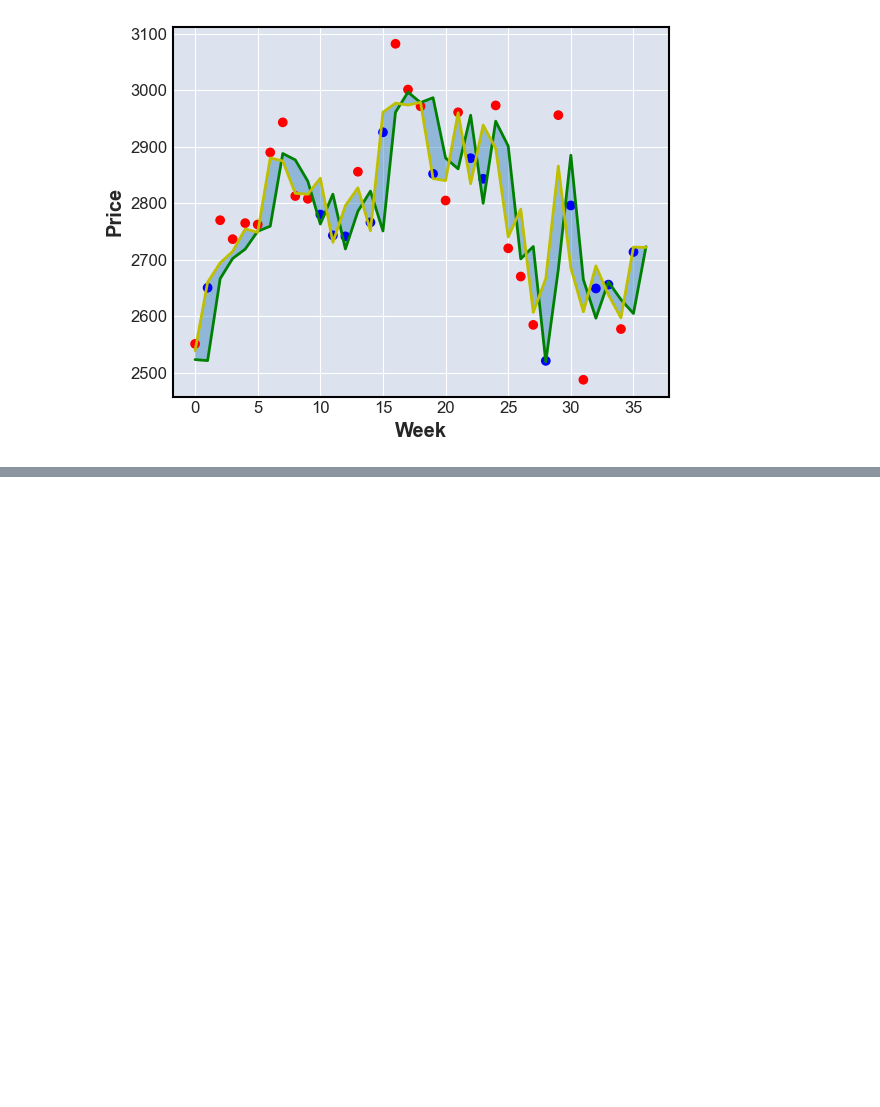
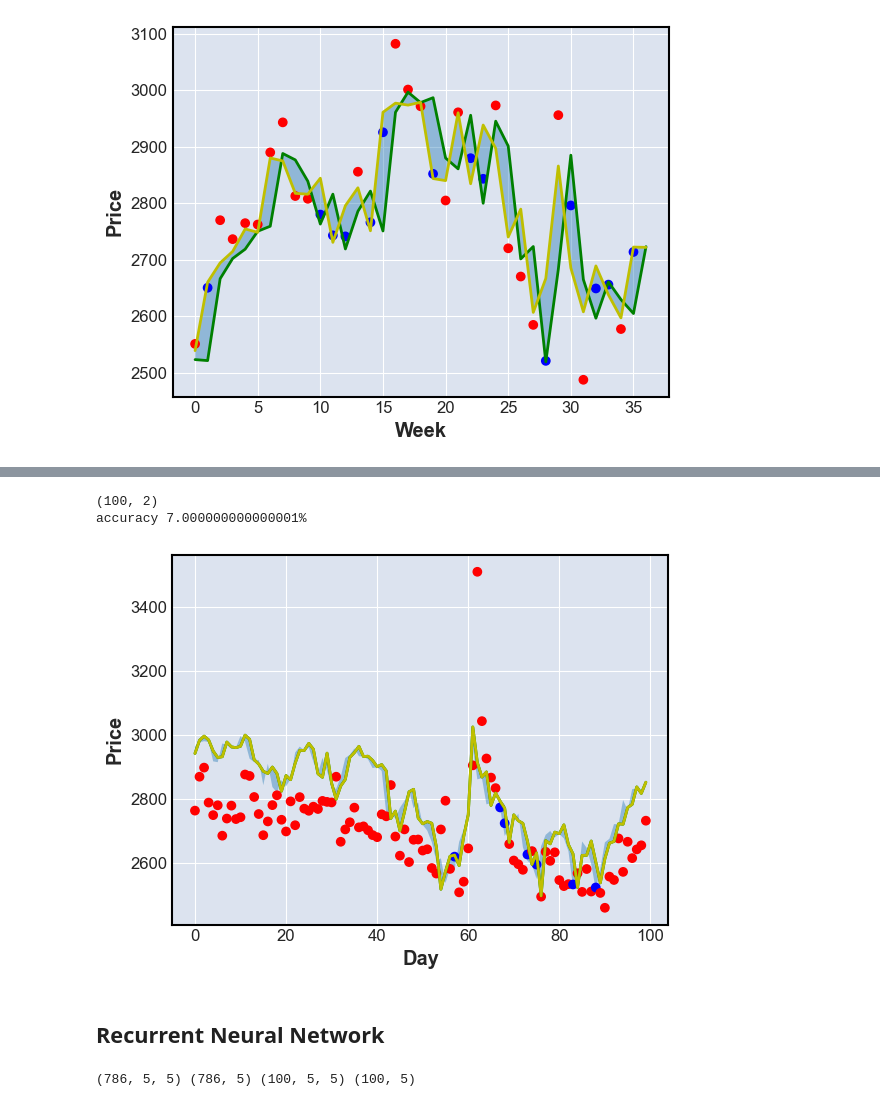
Before and after one commit to marcosmartinezfco/Proyecto-Fin-Grado-61IW, a Jupyter notebook: predictionModule/lstm.ipynb, the cells around one changed output, grey strips where cells are left out. Drawn from its saved outputs; the diff is of its cells as text; code cells hidden in the pictures; blank space fills up the shorter version.

```diff
--- a/predictionModule/lstm.ipynb
+++ b/predictionModule/lstm.ipynb
@@ -69,0 +180,3 @@ First nerual network model
+# %%
+results = model.predict(x_test)
+results[:15]
@@ -69,0 +199,33 @@ First nerual network model
+# %%
+def evaluation(predictions, actual):
+    aux = [True if actual[x][0] <= predictions[x] <= actual[x][1] or actual[x][1] <= predictions[x] <= actual[x][0] else False for x in range(len(predictions))]
+    print(f'accuracy {(aux.count(True)/len(aux))*100}%')
+    fig, ax = plt.subplots()
+    ax.fill_between(range(len(predictions)), [x[0] for x in actual], [x[1] for x in actual], alpha=0.4)
+    ax.plot(range(len(predictions)), [x[0] for x in actual], color='g')
+    ax.plot(range(len(predictions)), [x[0] for x in actual], color='y')
+    ax.scatter(range(len(predictions)), predictions, c=np.array([[0., 0., 1.] if actual[i][0] <= predictions[i] <= actual[i][1] or actual[i][1] <= predictions[i] <= actual[i][0] else [1., 0., 0.] for i in range(len(predictions))]))
+    ax.set_xlabel('Day')
+    ax.set_ylabel('Price')
+    fig.show()
+print(y_test.shape)
+evaluation(results, y_test)
+# %% [output]
+(100, 2)
+accuracy 7.000000000000001%
+[figure, added]
+# %% [markdown]
+## Recurrent Neural Network
+# %%
+def week_batch_generator(raw_df):
+    df_x = raw_df[:-1]
+    df_y = np.array([(x[0]+x[3])/2 for x in raw_df[1:]])
+    x_batch = df_x[:-(len(df)%5)].reshape((len(df_x)//5, 5, 5)) #quitamos los dias de la semana sueltos para tener batches de cada semana (5 dias)
+    y_batch = df_y[:-(len(df)%5)].reshape(len(df_y)//5, 5)
+    return x_batch[:-100], y_batch[:-100], x_batch[100:]
+
+x_train, y_train = week_batch_generator(raw_df.to_numpy())
+x_test
+print(x_train.shape, y_train.shape, x_test.shape, y_test.shape)
+# %% [output]
+(786, 5, 5) (786, 5) (100, 5, 5) (100, 5)
```
Also changed, not shown: parts of 12 cells of this notebook, 2 other files.
